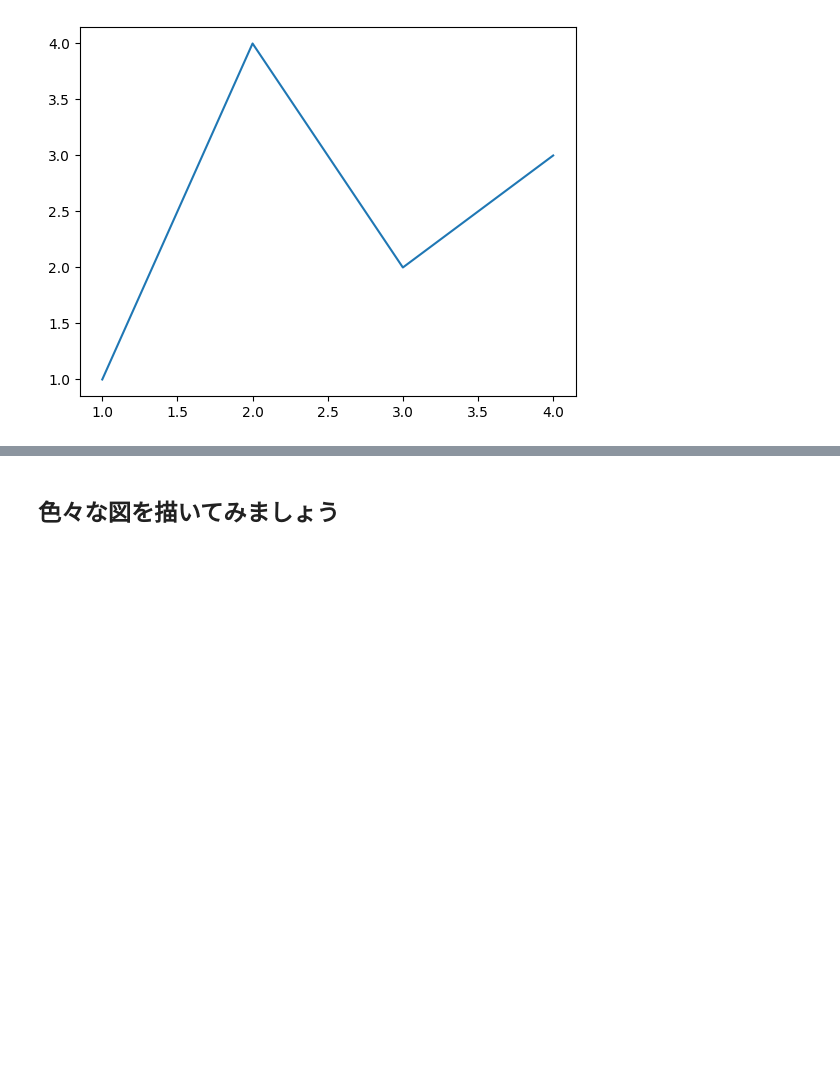
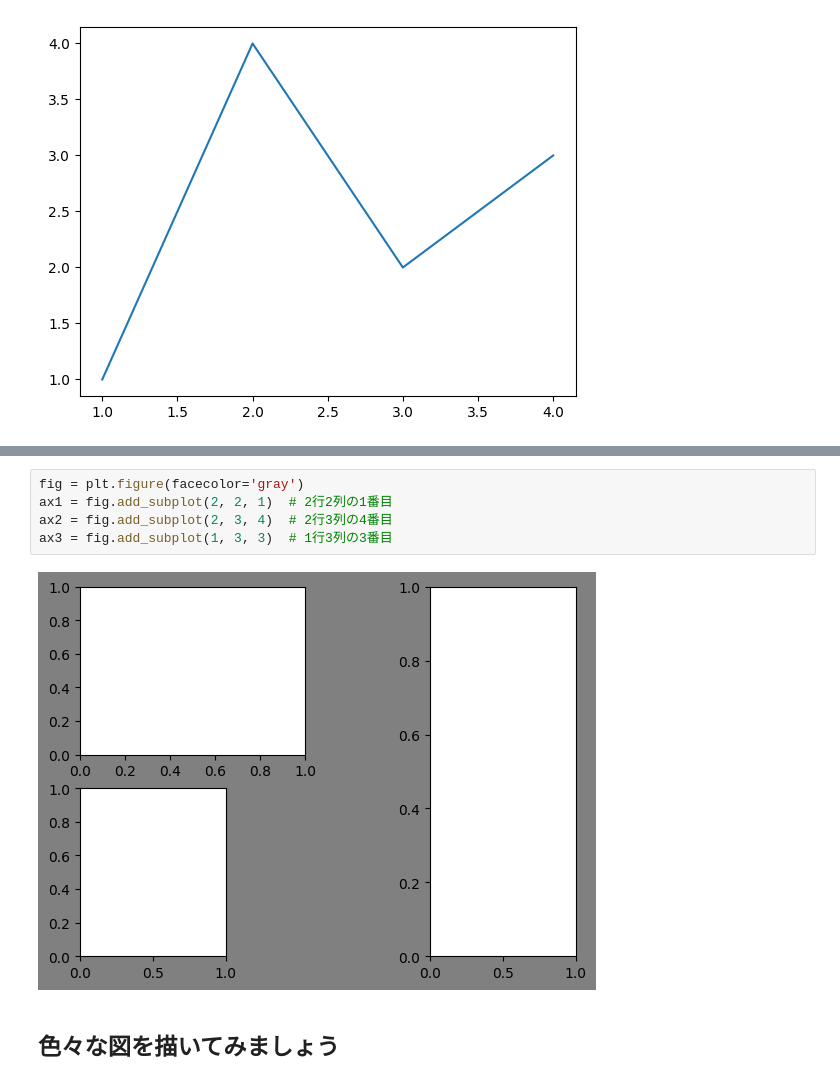
Before and after one commit to shinchu/dataviz-notebooks, a Jupyter notebook: week_2/intro-to-matplotlib.ipynb, the cells around one changed output, grey strips where cells are left out. Cells and saved outputs as stored; diff of their text form; blank space fills up the shorter version.

```diff
--- a/week_2/intro-to-matplotlib.ipynb
+++ b/week_2/intro-to-matplotlib.ipynb
@@ -36,3 +42,10 @@ matplotlibでは，グラフの要素ごとにさまざまな指定をするこ
+# %%
+fig = plt.figure(facecolor='gray')
+ax1 = fig.add_subplot(2, 2, 1)  # 2行2列の1番目
+ax2 = fig.add_subplot(2, 3, 4)  # 2行3列の4番目
+ax3 = fig.add_subplot(1, 3, 3)  # 1行3列の3番目
+# %% [output]
+[figure, added]
 # %% [markdown]
 ## 色々な図を描いてみましょう
 # %%
```
Also changed, not shown: parts of 35 cells of this notebook, 1 other file.
